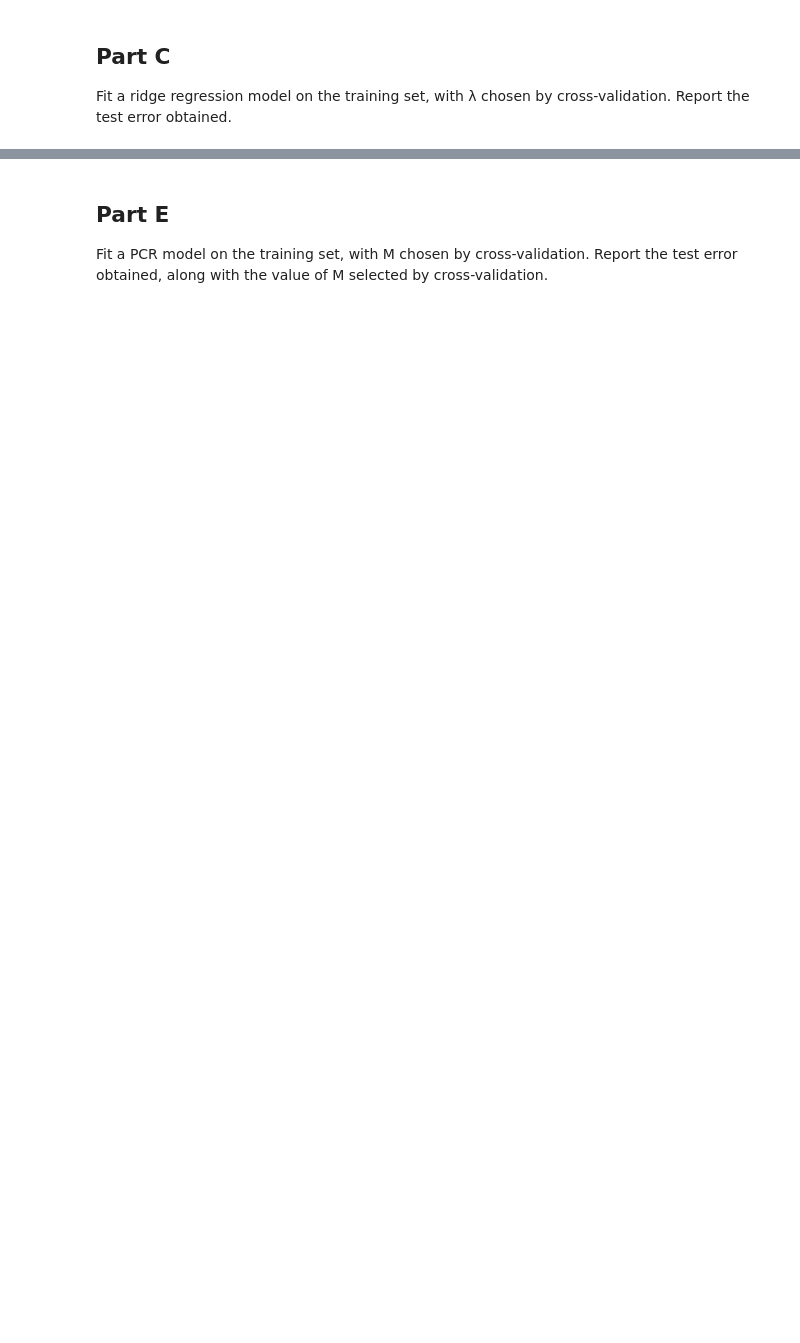
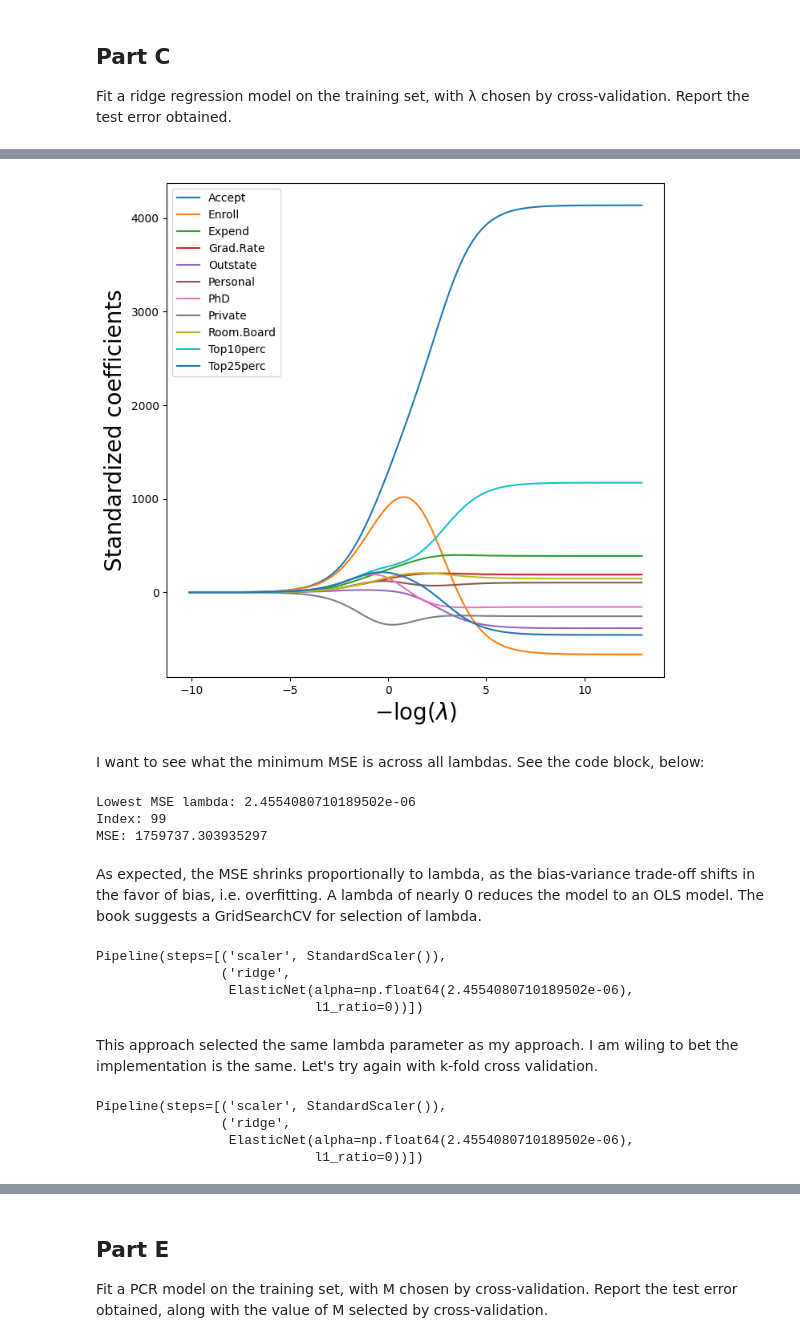
Before and after one commit to rcwaterman/DSE6111, a Jupyter notebook: Module_5/Chapter_6_Exercises/Chapter_6_Exercises.ipynb, the cells around one changed output, grey strips where cells are left out. Cells and saved outputs as stored; diff of their text form; code cells hidden in the pictures; blank space fills up the shorter version.

```diff
--- a/Module_5/Chapter_6_Exercises/Chapter_6_Exercises.ipynb
+++ b/Module_5/Chapter_6_Exercises/Chapter_6_Exercises.ipynb
@@ -52,0 +336,6 @@ Fit a ridge regression model on the training set, with λ chosen by cross-valida
+# %%
+soln_path_n_log = pd.DataFrame(soln_array.T,
+                        columns=X.columns,
+                        index=-np.log(lambdas))
+soln_path_n_log.index.name = 'negative log(lambda)'
+soln_path_n_log.iloc[35:55]
@@ -52,0 +361,55 @@ Fit a ridge regression model on the training set, with λ chosen by cross-valida
+# %%
+path_fig, ax = plt.subplots(figsize=(8,8))
+soln_path_n_log.plot(ax=ax, legend=False)
+ax.set_xlabel('$-\log(\lambda)$', fontsize=20)
+ax.set_ylabel('Standardized coefficients', fontsize=20)
+ax.legend(loc='upper left');
+# %% [output]
+[figure, added]
+# %% [markdown]
+I want to see what the minimum MSE is across all lambdas. See the code block, below:
+# %%
+mse_scores = {}
+
+for i, lam in enumerate(lambdas):
+    ridge = skl.ElasticNet(alpha=lam, l1_ratio=0)
+    scaler = StandardScaler(with_mean=True, with_std=True)
+    pipe = Pipeline(steps=[('scaler', scaler), ( 'ridge', ridge)])
+    pipe.fit(X, Y)
+
+    validation = skm.ShuffleSplit(n_splits=1,
+                test_size=0.8,
+                random_state=0)
+
+    results = skm.cross_validate(ridge,
+                                X,
+                                Y,
+                                scoring='neg_mean_squared_error',
+                                cv=validation)
+    mse_scores[-results['test_score'][0]] = i
+
+print(f'Lowest MSE lambda: {lambdas[mse_scores[min(mse_scores.keys())]]}\nIndex: {mse_scores[min(mse_scores.keys())]}\nMSE: {min(mse_scores.keys())}')
+# %% [output]
+Lowest MSE lambda: 2.4554080710189502e-06
+Index: 99
+MSE: 1759737.303935297
+# %% [markdown]
+As expected, the MSE shrinks proportionally to lambda, as the bias-variance trade-off shifts in the favor of bias, i.e. overfitting. A lambda of nearly 0 reduces the model to an OLS model. The book suggests a GridSearchCV for selection of lambda.
+# %%
+param_grid = {'ridge__alpha': lambdas}
+
+grid = skm.GridSearchCV(pipe,
+                        param_grid,
+                        cv=validation,
+                        scoring='neg_mean_squared_error')
+
+grid.fit(X, Y)
+grid.best_params_['ridge__alpha']
+grid.best_estimator_
+# %% [output]
+Pipeline(steps=[('scaler', StandardScaler()),
+                ('ridge',
+                 ElasticNet(alpha=np.float64(2.4554080710189502e-06),
+                            l1_ratio=0))])
+# %% [markdown]
+This approach selected the same lambda parameter as my approach. I am wiling to bet the implementation is the same. Let's try again with k-fold cross validation.
@@ -52,0 +421,13 @@ Fit a ridge regression model on the training set, with λ chosen by cross-valida
+# %%
+grid = skm.GridSearchCV(pipe,
+                        param_grid,
+                        cv=kfold,
+                        scoring='neg_mean_squared_error')
+grid.fit(X, Y)
+grid.best_params_['ridge__alpha']
+grid.best_estimator_
+# %% [output]
+Pipeline(steps=[('scaler', StandardScaler()),
+                ('ridge',
+                 ElasticNet(alpha=np.float64(2.4554080710189502e-06),
+                            l1_ratio=0))])
```
Also changed, not shown: parts of 81 cells of this notebook, 7 other files.
